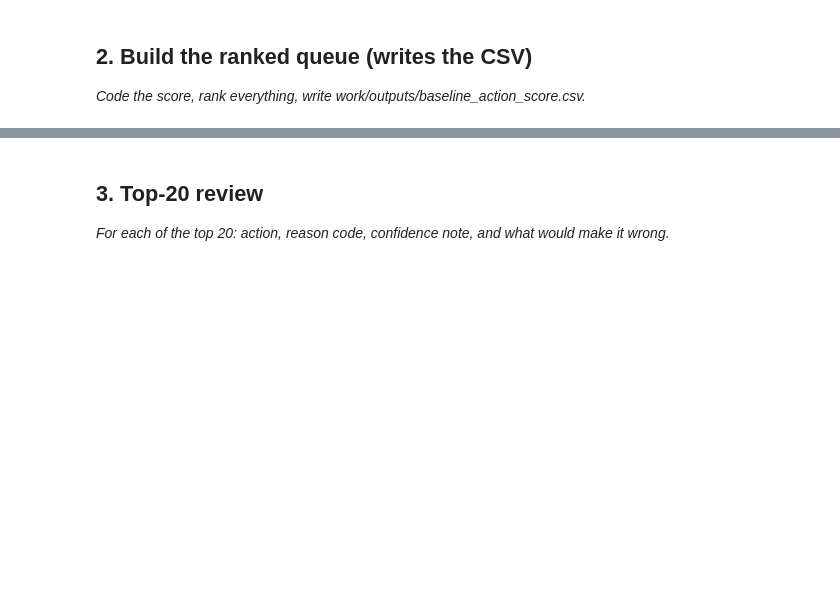
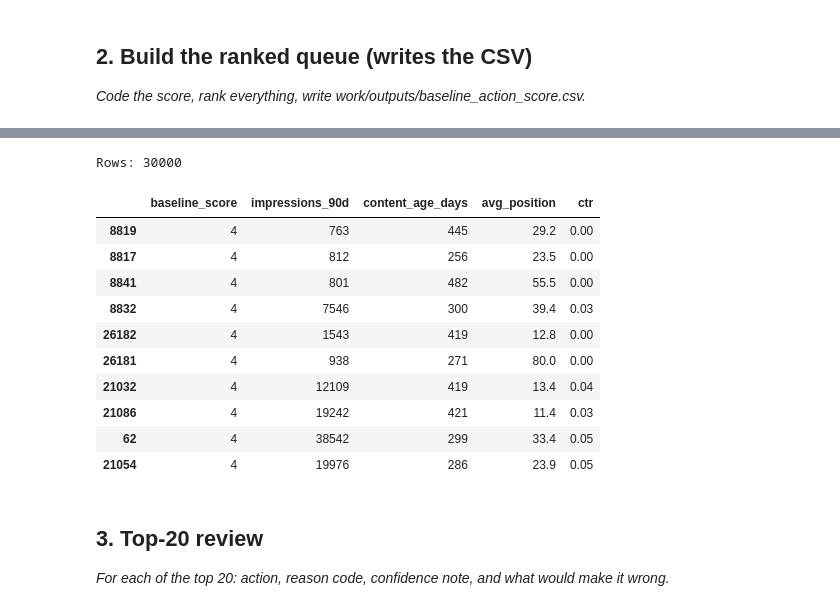
Before and after one commit to muneebulhaq02/flyrank-ml-internship, a Jupyter notebook: work/notebooks/w04_baseline_score.ipynb, the cells around one changed output, grey strips where cells are left out. Cells and saved outputs as stored; diff of their text form; code cells hidden in the pictures; blank space fills up the shorter version.

```diff
--- a/work/notebooks/w04_baseline_score.ipynb
+++ b/work/notebooks/w04_baseline_score.ipynb
@@ -23,3 +103,50 @@ This skeleton is yours to fill. Work the sections **in order** — each one has
+# %%
+baseline_df["baseline_score"] = (
+      baseline_df["high_visibility"]
+    + baseline_df["old_content"]
+    + baseline_df["poor_position"]
+    + baseline_df["low_ctr"]
+)
+
+baseline_df = baseline_df.sort_values(
+    "baseline_score",
+    ascending=False
+)
+
+import os
+
+os.makedirs("work/outputs", exist_ok=True)
+
+baseline_df.to_csv(
+    "work/outputs/baseline_action_score.csv",
+    index=False
+)
+
+print("Rows:", len(baseline_df))
+print()
+
+baseline_df[
+    [
+        "baseline_score",
+        "impressions_90d",
+        "content_age_days",
+        "avg_position",
+        "ctr"
+    ]
+].head(10)
+# %% [output]
+Rows: 30000
+|  | baseline_score | impressions_90d | content_age_days | avg_position | ctr |
+| 8819 | 4 | 763 | 445 | 29.2 | 0.00 |
+| 8817 | 4 | 812 | 256 | 23.5 | 0.00 |
+| 8841 | 4 | 801 | 482 | 55.5 | 0.00 |
+| 8832 | 4 | 7546 | 300 | 39.4 | 0.03 |
+| 26182 | 4 | 1543 | 419 | 12.8 | 0.00 |
+| 26181 | 4 | 938 | 271 | 80.0 | 0.00 |
+| 21032 | 4 | 12109 | 419 | 13.4 | 0.04 |
+| 21086 | 4 | 19242 | 421 | 11.4 | 0.03 |
+| 62 | 4 | 38542 | 299 | 33.4 | 0.05 |
+| 21054 | 4 | 19976 | 286 | 23.9 | 0.05 |
 # %% [markdown]
 ## 3. Top-20 review
 
```
Also changed, not shown: parts of 10 cells of this notebook.
